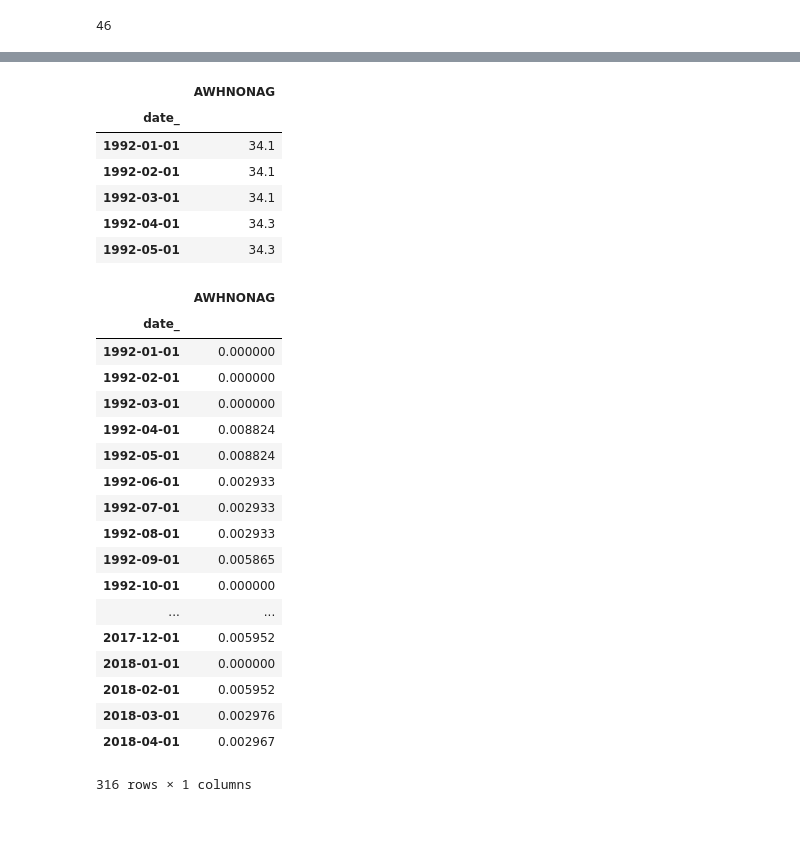
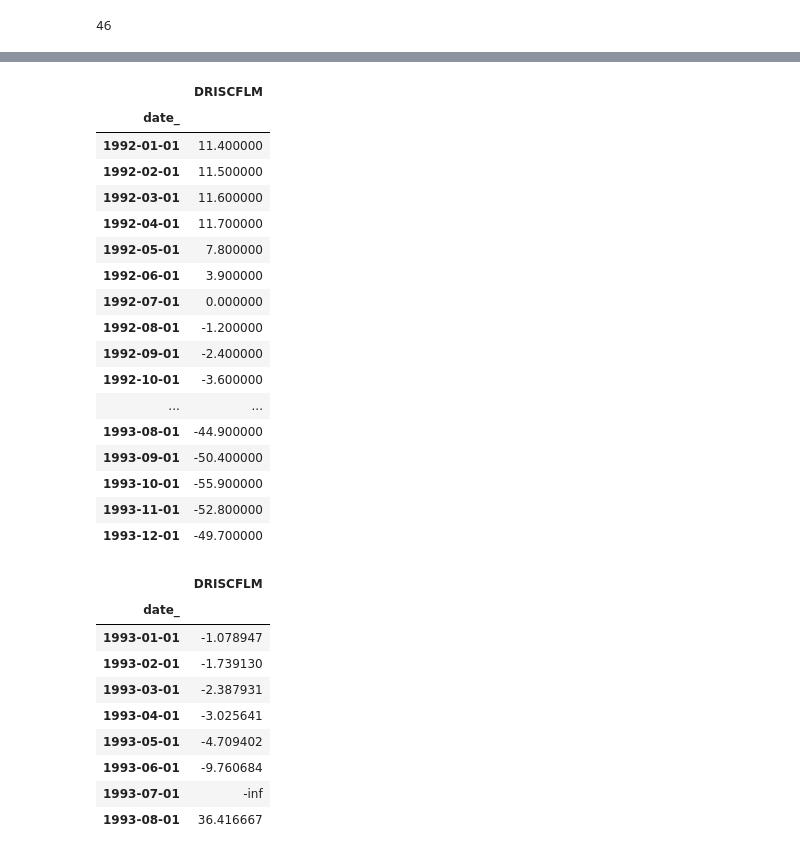
Before and after one commit to veigaco/quantum, a Jupyter notebook: Infrastructure/EDA.ipynb, the cells around one changed output, grey strips where cells are left out. Saved outputs shown, nothing was run; the diff lists cells and outputs as text; code cells hidden in the pictures; blank space fills up the shorter version.

```diff
--- a/Infrastructure/EDA.ipynb
+++ b/Infrastructure/EDA.ipynb
@@ -62,7 +62,7 @@ def get_price_ts(tick):
     final=final.sort_index().drop_duplicates()
     return final'''
 
-def pct_change_annual(df):
+'''def pct_change_annual(df):
     final=pd.DataFrame()
     years=df.index.year.unique().tolist()
     for i in range(len(years)-1):
@@ -72,7 +72,12 @@ def pct_change_annual(df):
             final=pd.concat([final,aux1])
     final=final.dropna()
     final=final.sort_index()#.drop_duplicates()
-    return final
+    return final '''
+
+def pct_change_annual(df):
+    df.sort_index()
+    t=(df - df.shift(12))/ df.shift(12)
+    return t
 
 '''def get_ts_ms(df1):
     n_months=df1.groupby(by=[df1.index.month]).count().shape[0]
@@ -236,7 +241,7 @@ len(macrol)
 # %% [output]
 46
 # %%
-macro="PCEC96"#macrol[0] #10
+macro="DRISCFLM"#macrol[0] #10
 print(macro)
 ts_macro=get_ts_pca(macro)
 df1=pd.DataFrame(ts_macro)
@@ -348,14 +327,25 @@ df1.plot()
 # %%
 df2=get_ts_ms(df1)
-df2[df2.index.year>=1992].head()
+df2[df2.index.year>=1992].head(24)
 # %% [output]
-|  | AWHNONAG |
+|  | DRISCFLM |
 | date_ |  |
-| 1992-01-01 | 34.1 |
-| 1992-02-01 | 34.1 |
-| 1992-03-01 | 34.1 |
-| 1992-04-01 | 34.3 |
-| 1992-05-01 | 34.3 |
+| 1992-01-01 | 11.400000 |
+| 1992-02-01 | 11.500000 |
+| 1992-03-01 | 11.600000 |
+| 1992-04-01 | 11.700000 |
+| 1992-05-01 | 7.800000 |
+| 1992-06-01 | 3.900000 |
+| 1992-07-01 | 0.000000 |
+| 1992-08-01 | -1.200000 |
+| 1992-09-01 | -2.400000 |
+| 1992-10-01 | -3.600000 |
+| ... | ... |
+| 1993-08-01 | -44.900000 |
+| 1993-09-01 | -50.400000 |
+| 1993-10-01 | -55.900000 |
+| 1993-11-01 | -52.800000 |
+| 1993-12-01 | -49.700000 |
 # %%
 df2
 # %%
@@ -373,23 +355,14 @@ final=pd.DataFrame()
 # %%
 df3=pct_change_annual(df2)
-df3[df3.index.year>=1992]
+df3[df3.index.year>=1993].head(8)
 # %% [output]
-|  | AWHNONAG |
+|  | DRISCFLM |
 | date_ |  |
-| 1992-01-01 | 0.000000 |
-| 1992-02-01 | 0.000000 |
-| 1992-03-01 | 0.000000 |
-| 1992-04-01 | 0.008824 |
-| 1992-05-01 | 0.008824 |
-| 1992-06-01 | 0.002933 |
-| 1992-07-01 | 0.002933 |
-| 1992-08-01 | 0.002933 |
-| 1992-09-01 | 0.005865 |
-| 1992-10-01 | 0.000000 |
-| ... | ... |
-| 2017-12-01 | 0.005952 |
-| 2018-01-01 | 0.000000 |
-| 2018-02-01 | 0.005952 |
-| 2018-03-01 | 0.002976 |
-| 2018-04-01 | 0.002967 |
+| 1993-01-01 | -1.078947 |
+| 1993-02-01 | -1.739130 |
+| 1993-03-01 | -2.387931 |
+| 1993-04-01 | -3.025641 |
+| 1993-05-01 | -4.709402 |
+| 1993-06-01 | -9.760684 |
+| 1993-07-01 | -inf |
+| 1993-08-01 | 36.416667 |
-316 rows × 1 columns
```
Also changed, not shown: parts of 24 cells of this notebook, 1 other file.
